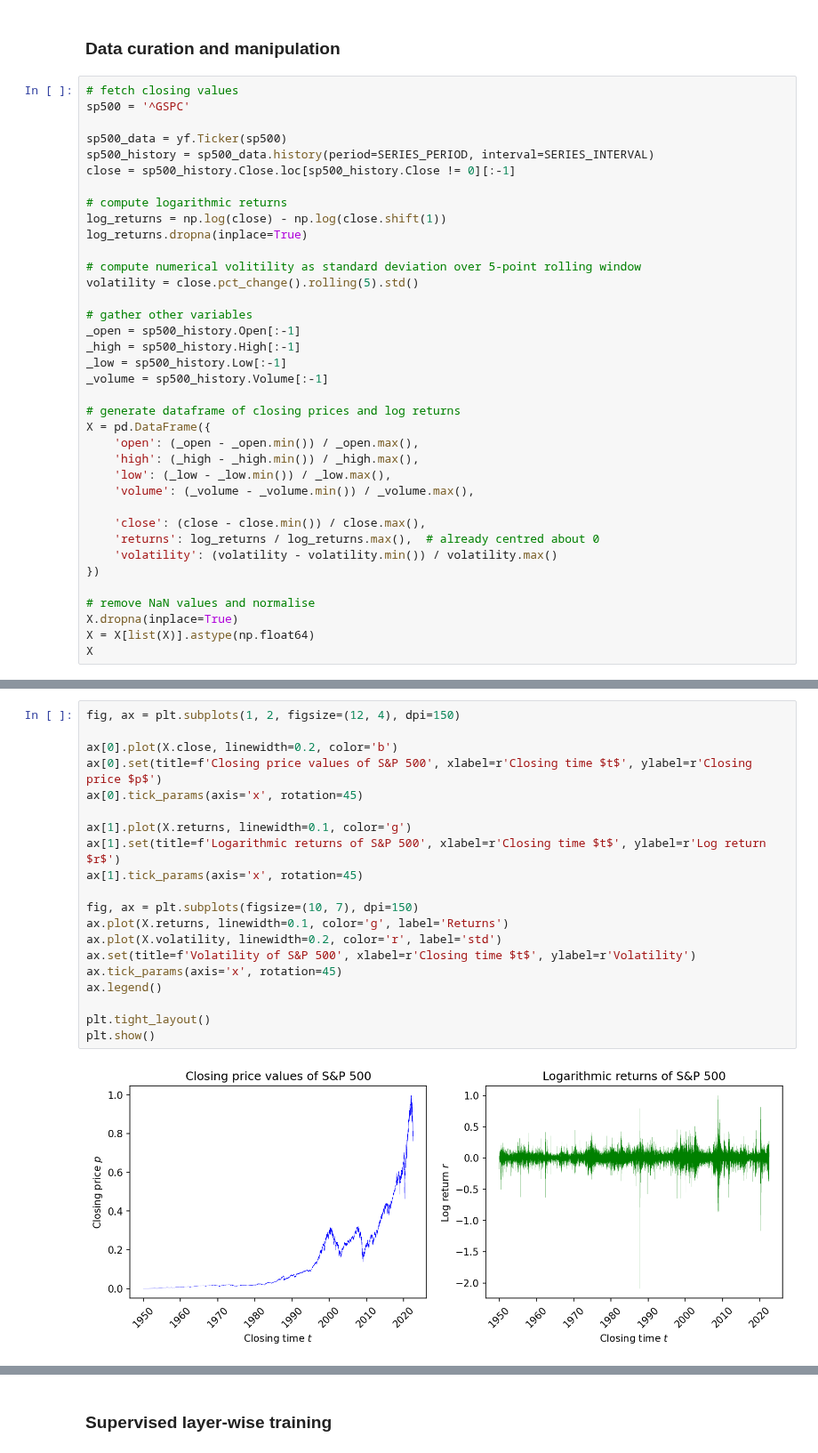
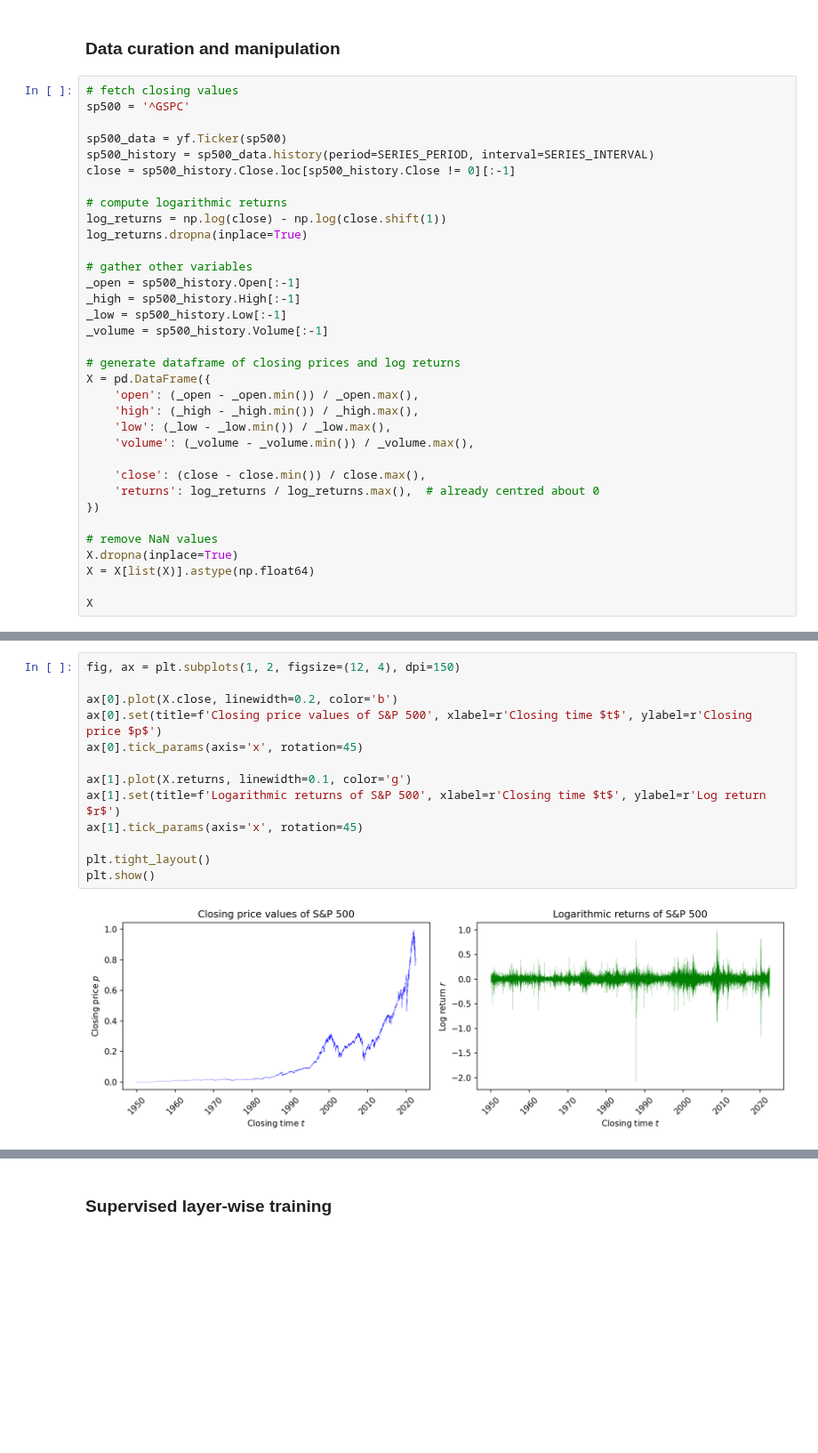
Before and after one commit to gittmp/sustainable-risk-modelling, a Jupyter notebook: Program/risk-forecasting.ipynb, the cells around one changed output, grey strips where cells are left out. Shown at 89% size. Drawn from its saved outputs; the diff is of its cells as text; blank space fills up the shorter version.

Commit message:
improved how the volatility is computed

```diff
--- a/Program/risk-forecasting.ipynb
+++ b/Program/risk-forecasting.ipynb
@@ -90,9 +105,6 @@ close = sp500_history.Close.loc[sp500_history.Close != 0][:-1]
 # compute logarithmic returns
 log_returns = np.log(close) - np.log(close.shift(1))
 log_returns.dropna(inplace=True)
-
-# compute numerical volitility as standard deviation over 5-point rolling window
-volatility = close.pct_change().rolling(5).std()
 
 # gather other variables
 _open = sp500_history.Open[:-1]
@@ -109,11 +121,11 @@ X = pd.DataFrame({
 
     'close': (close - close.min()) / close.max(),
     'returns': log_returns / log_returns.max(),  # already centred about 0
-    'volatility': (volatility - volatility.min()) / volatility.max()
 })
 
-# remove NaN values and normalise
+# remove NaN values
 X.dropna(inplace=True)
 X = X[list(X)].astype(np.float64)
+
 X
 # %% [output]
@@ -134,22 +146,15 @@ X
 # %%
 fig, ax = plt.subplots(1, 2, figsize=(12, 4), dpi=150)
 
 ax[0].plot(X.close, linewidth=0.2, color='b')
 ax[0].set(title=f'Closing price values of S&P 500', xlabel=r'Closing time $t$', ylabel=r'Closing price $p$')
 ax[0].tick_params(axis='x', rotation=45)
 
 ax[1].plot(X.returns, linewidth=0.1, color='g')
 ax[1].set(title=f'Logarithmic returns of S&P 500', xlabel=r'Closing time $t$', ylabel=r'Log return $r$')
 ax[1].tick_params(axis='x', rotation=45)
 
-fig, ax = plt.subplots(figsize=(10, 7), dpi=150)
-ax.plot(X.returns, linewidth=0.1, color='g', label='Returns')
-ax.plot(X.volatility, linewidth=0.2, color='r', label='std')
-ax.set(title=f'Volatility of S&P 500', xlabel=r'Closing time $t$', ylabel=r'Volatility')
-ax.tick_params(axis='x', rotation=45)
-ax.legend()
-
 plt.tight_layout()
 plt.show()
 # %% [output]
-[figure, old version]
+[figure, new version]
```
Also changed, not shown: parts of 13 cells of this notebook.
